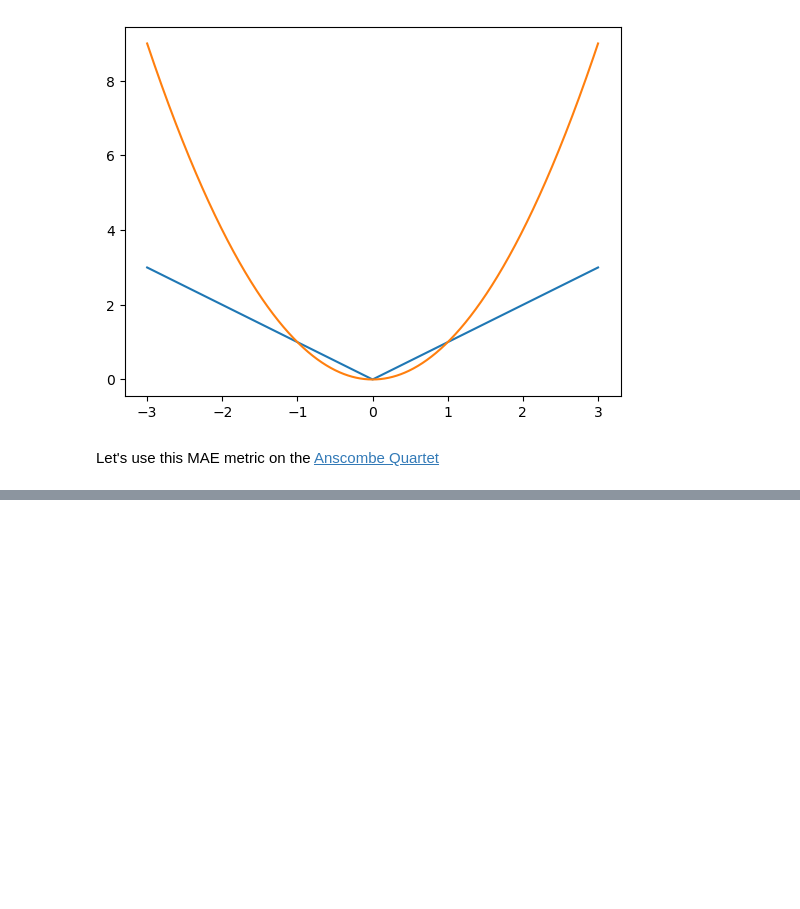
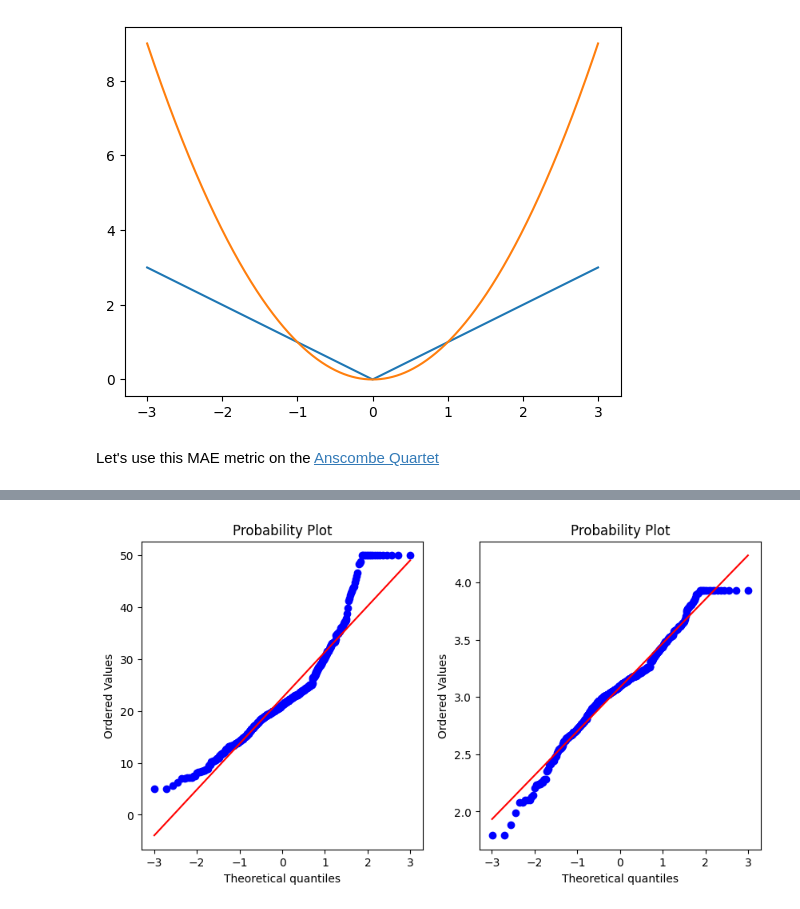
Before and after one commit to x-datascience-datacamp/datacamp-master, a Jupyter notebook: 04_metrics/01-evaluation_metrics_regression.ipynb, the cells around one changed output, grey strips where cells are left out. Saved outputs shown, nothing was run; the diff lists cells and outputs as text; code cells hidden in the pictures; blank space fills up the shorter version.

Commit message:
some updates on the metrics notebook

```diff
--- a/04_metrics/01-evaluation_metrics_regression.ipynb
+++ b/04_metrics/01-evaluation_metrics_regression.ipynb
@@ -221,0 +274,35 @@ Depending on the application of the regression problem, it might be necessary to
+# %%
+from sklearn.linear_model import LinearRegression
+from sklearn.model_selection import KFold
+from sklearn.metrics import mean_squared_error, mean_absolute_percentage_error
+
+X, y = data, target
+est = LinearRegression()
+
+cv = KFold(n_splits=5, shuffle=True)
+
+print('usual training')
+mse_list = []
+mape_list = []
+for train_idx, test_idx in cv.split(X, y):
+    est.fit(X[train_idx], y[train_idx])
+    y_true = y[test_idx]
+    y_pred = est.predict(X[test_idx])
+    mse_list.append(mean_squared_error(y_true, y_pred))
+    mape_list.append(mean_absolute_percentage_error(y_true, y_pred))
+print('MSE:', np.mean(mse_list))
+print('MAPE:', np.mean(mape_list))
+
+print('')
+
+print('weighted training')
+mse_list = []
+mape_list = []
+for train_idx, test_idx in cv.split(X, y):
+    est.fit(X[train_idx], y[train_idx], sample_weight=1.0/np.abs(y[train_idx]))
+    y_true = y[test_idx]
+    y_pred = est.predict(X[test_idx])
+    mse_list.append(mean_squared_error(y_true, y_pred))
+    mape_list.append(mean_absolute_percentage_error(y_true, y_pred))
+print('MSE:', np.mean(mse_list))
+print('MAPE:', np.mean(mape_list))
@@ -221,0 +371,11 @@ Depending on the application of the regression problem, it might be necessary to
+# %%
+import numpy as np
+import scipy.stats as stats
+import matplotlib.pyplot as plt
+
+fig, ax = plt.subplots(figsize=(10, 5), ncols=2)
+stats.probplot(y, dist="norm", plot=ax[0])
+stats.probplot(np.log(1+ y), dist="norm", plot=ax[1])
+plt.show()
+# %% [output]
+[figure, added]
```
Also changed, not shown: parts of 21 cells of this notebook, 4 other files.
